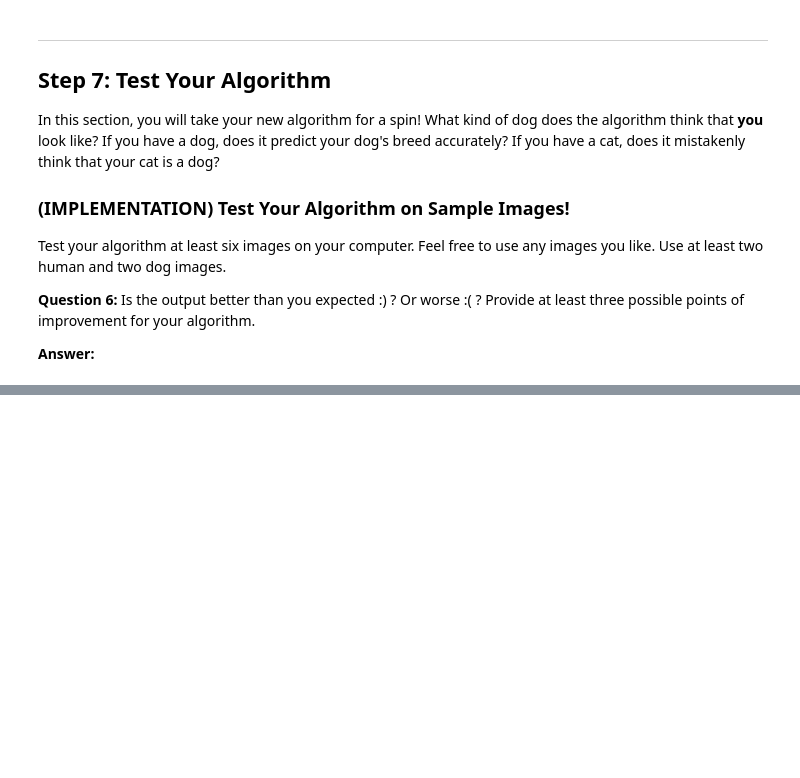
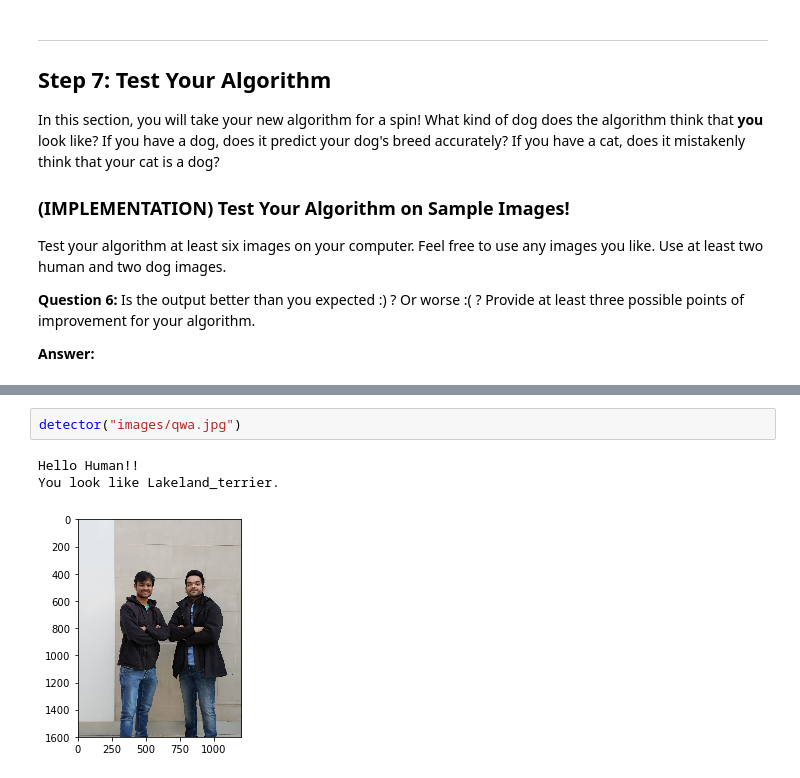
Before and after one commit to manankshastri/DeepLearning, a Jupyter notebook: CNN/Dog/dog_app.ipynb, the cells around one changed output, grey strips where cells are left out. Drawn from its saved outputs; the diff is of its cells as text; blank space fills up the shorter version.

```diff
--- a/CNN/Dog/dog_app.ipynb
+++ b/CNN/Dog/dog_app.ipynb
@@ -692,0 +747,6 @@ __Answer:__
+# %%
+detector("images/qwa.jpg")
+# %% [output]
+Hello Human!!
+You look like Lakeland_terrier.
+[figure, added]
```
Also changed, not shown: parts of 19 cells of this notebook, 4 other files.
